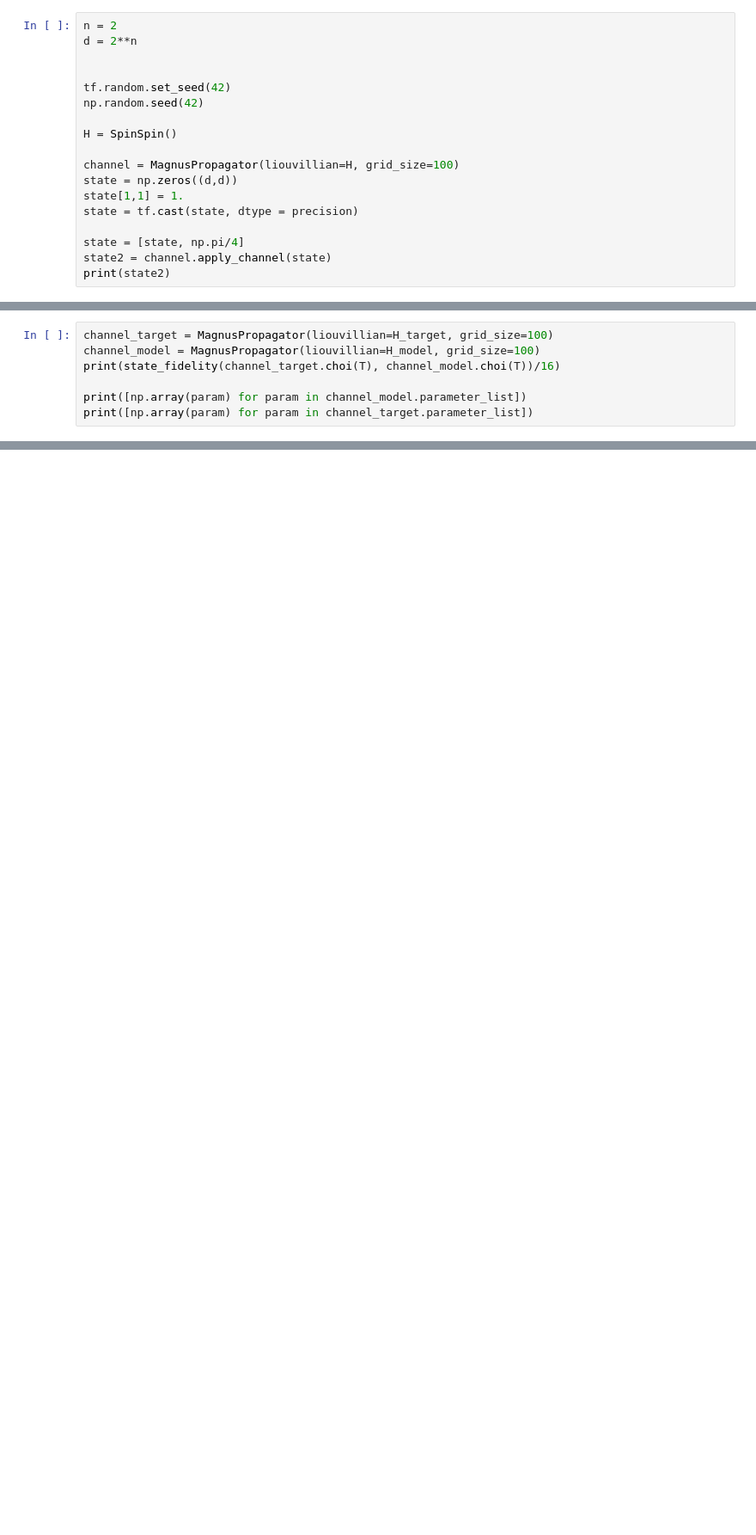
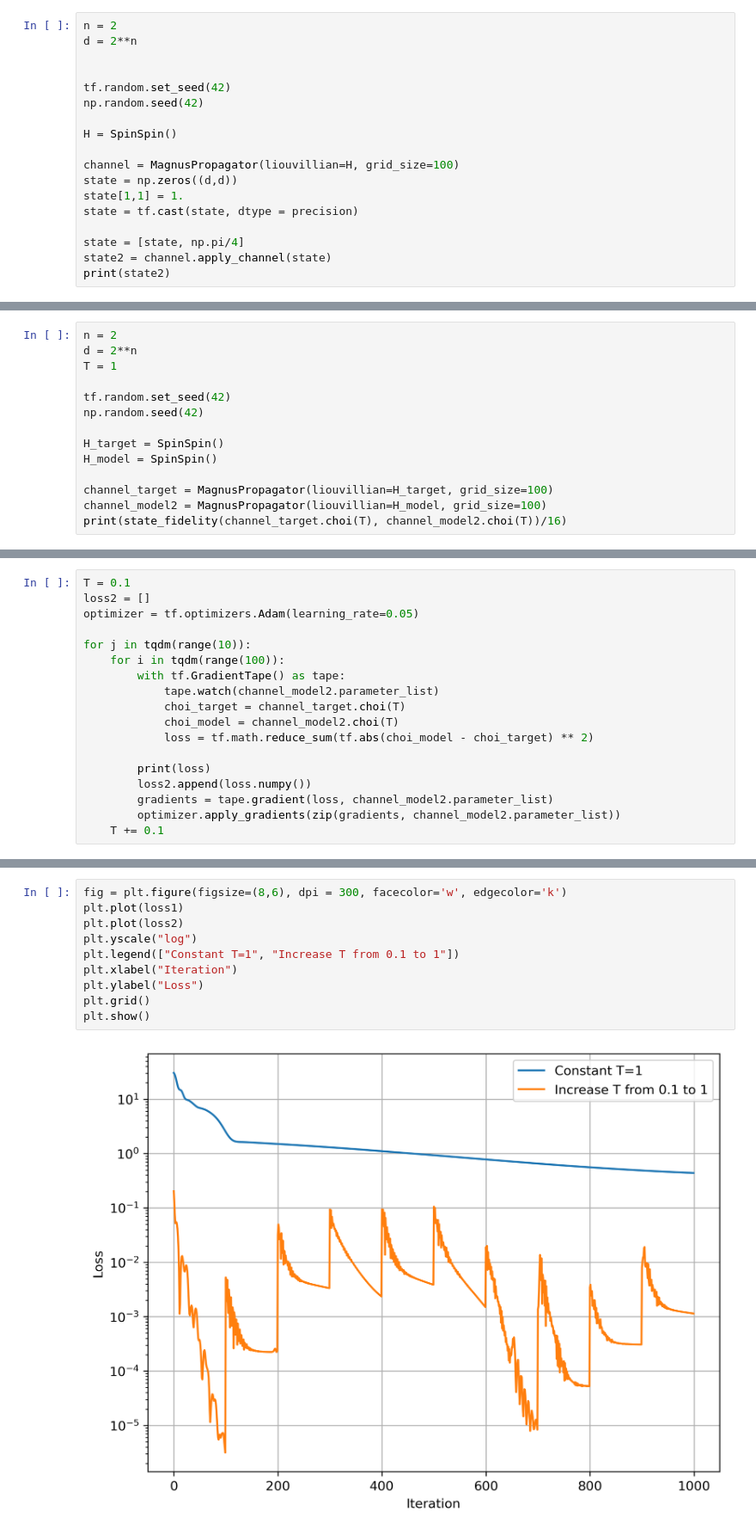
Before and after one commit to KristianWold/experimental-quantum-spectrum, a Jupyter notebook: notebooks/old/Time Dependent Evolution.ipynb, the cells around one changed output, grey strips where cells are left out. Shown at 86% size. Cells and saved outputs as stored; diff of their text form; blank space fills up the shorter version.

```diff
--- a/notebooks/old/Time Dependent Evolution.ipynb
+++ b/notebooks/old/Time Dependent Evolution.ipynb
@@ -140,8 +167,15 @@ tf.Tensor(0.0008350575805212378, shape=(), dtype=float64)
 # %%
+n = 2
+d = 2**n
+T = 1
+
+tf.random.set_seed(42)
+np.random.seed(42)
+
+H_target = SpinSpin()
+H_model = SpinSpin()
+
 channel_target = MagnusPropagator(liouvillian=H_target, grid_size=100)
-channel_model = MagnusPropagator(liouvillian=H_model, grid_size=100)
-print(state_fidelity(channel_target.choi(T), channel_model.choi(T))/16)
-
-print([np.array(param) for param in channel_model.parameter_list])
-print([np.array(param) for param in channel_target.parameter_list])
+channel_model2 = MagnusPropagator(liouvillian=H_model, grid_size=100)
+print(state_fidelity(channel_target.choi(T), channel_model2.choi(T))/16)
 # %% [output]
@@ -161,0 +183,18 @@ print([np.array(param) for param in channel_target.parameter_list])
+# %%
+T = 0.1
+loss2 = []
+optimizer = tf.optimizers.Adam(learning_rate=0.05)
+
+for j in tqdm(range(10)):
+    for i in tqdm(range(100)):
+        with tf.GradientTape() as tape:
+            tape.watch(channel_model2.parameter_list)
+            choi_target = channel_target.choi(T)
+            choi_model = channel_model2.choi(T)
+            loss = tf.math.reduce_sum(tf.abs(choi_model - choi_target) ** 2)
+
+        print(loss)
+        loss2.append(loss.numpy())
+        gradients = tape.gradient(loss, channel_model2.parameter_list)
+        optimizer.apply_gradients(zip(gradients, channel_model2.parameter_list))
+    T += 0.1
@@ -161,0 +372,12 @@ print([np.array(param) for param in channel_target.parameter_list])
+# %%
+fig = plt.figure(figsize=(8,6), dpi = 300, facecolor='w', edgecolor='k')
+plt.plot(loss1)
+plt.plot(loss2)
+plt.yscale("log")
+plt.legend(["Constant T=1", "Increase T from 0.1 to 1"])
+plt.xlabel("Iteration")
+plt.ylabel("Loss")
+plt.grid()
+plt.show()
+# %% [output]
+[figure, added]
```
Also changed, not shown: parts of 12 cells of this notebook, 18 other files.
